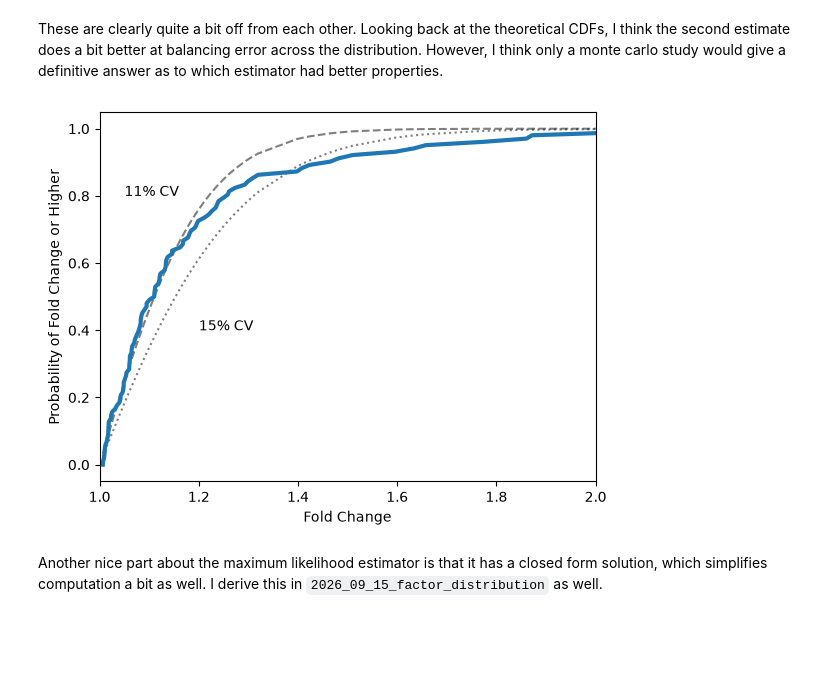
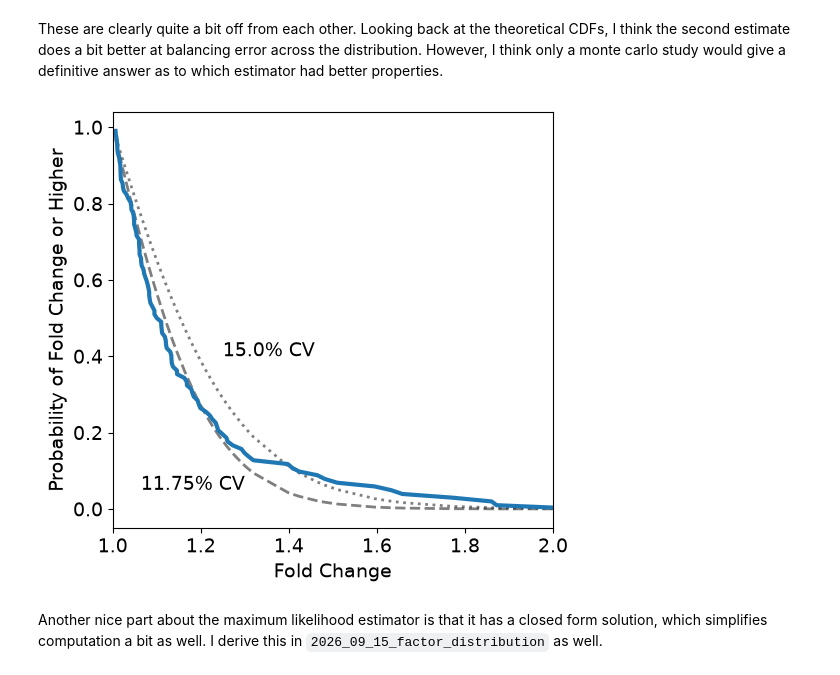
Before and after one commit to AnthonyOfSeattle/affinity-proteomics-notebook, a Jupyter notebook: work/2026_09_09_investigating_candia_dispersion.ipynb, the cells around one changed output. Cells and saved outputs as stored; diff of their text form; code cells hidden in the pictures; blank space fills up the shorter version.

Commit message:
Add MLE plots for CV estimation

```diff
--- a/work/2026_09_09_investigating_candia_dispersion.ipynb
+++ b/work/2026_09_09_investigating_candia_dispersion.ipynb
@@ -723,11 +723,13 @@ plt.show()
 # %% [markdown]
 These are clearly quite a bit off from each other. Looking back at the theoretical CDFs, I think the second estimate does a bit better at balancing error across the distribution. However, I think only a monte carlo study would give a definitive answer as to which estimator had better properties.
 # %%
+fig = plt.figure(figsize = [5.5, 5])
+
 fc = probe_fold_change[probe_fold_change["SeqId"].values == "2682-68"].sort_values("FoldChange")
 
 sns.lineplot(
     x = fc["FoldChange"],
-    y = np.arange(fc.shape[0])/fc.shape[0],
+    y = np.arange(fc.shape[0])[::-1]/fc.shape[0],
     linewidth = 3,
     zorder = 1
 )
@@ -737,44 +739,49 @@ den = np.sqrt(
         np.pow(15/100, 2) + 1
     )
 )
-prob = 1-2*sc.stats.norm.cdf(-1*np.log(fc["FoldChange"])/den)
+prob = 2*sc.stats.norm.cdf(-1*np.log(fc["FoldChange"])/den)
 sns.lineplot(
     x = fc["FoldChange"],
     y = prob,
     c = "black",
+    linewidth = 2,
     linestyle = "dotted",
     alpha = .5,
     zorder = 0
 )
 diff = np.abs(
     prob -
         np.arange(fc.shape[0])/fc.shape[0]
 )
-plt.text(x = 1.2, y = 0.4, s = "15% CV")
+plt.text(x = 1.25, y = 0.4, s = "15.0% CV", size = 14)
 
 den = np.sqrt(
     2*np.log(
-        np.pow(11/100, 2) + 1
+        np.pow(11.75/100, 2) + 1
     )
 )
-prob = 1-2*sc.stats.norm.cdf(-1*np.log(fc["FoldChange"])/den)
+prob = 2*sc.stats.norm.cdf(-1*np.log(fc["FoldChange"])/den)
 sns.lineplot(
     x = fc["FoldChange"],
     y = prob,
     c = "black",
+    linewidth = 2,
     linestyle = "dashed",
     alpha = .5,
     zorder = 0
 )
-plt.text(x = 1.05, y = 0.8, s = "11% CV")
+plt.text(x = 1.3, y = 0.05, s = "11.75% CV", ha = "right", size = 14)
 
-plt.xlabel("Fold Change")
-plt.ylabel("Probability of Fold Change or Higher")
+plt.xlabel("Fold Change", size = 14)
+plt.ylabel("Probability of Fold Change or Higher", size = 14)
+plt.tick_params(labelsize = 14)
+plt.xlim(1, 2)
 
-plt.xlim(1, 2)
+plt.tight_layout()
+plt.savefig("../results/2026_09_09_investigating_candia_dispersion/example_fold_change_plot_comparing_estimates.svg")
 plt.show()
 # %% [output]
-[figure, old version]
+[figure, new version]
 # %% [markdown]
 Another nice part about the maximum likelihood estimator is that it has a closed form solution, which simplifies computation a bit as well. I derive this in `2026_09_15_factor_distribution` as well.
 # %% [markdown]
```
Also changed, not shown: parts of 4 cells of this notebook, 2 other files.
